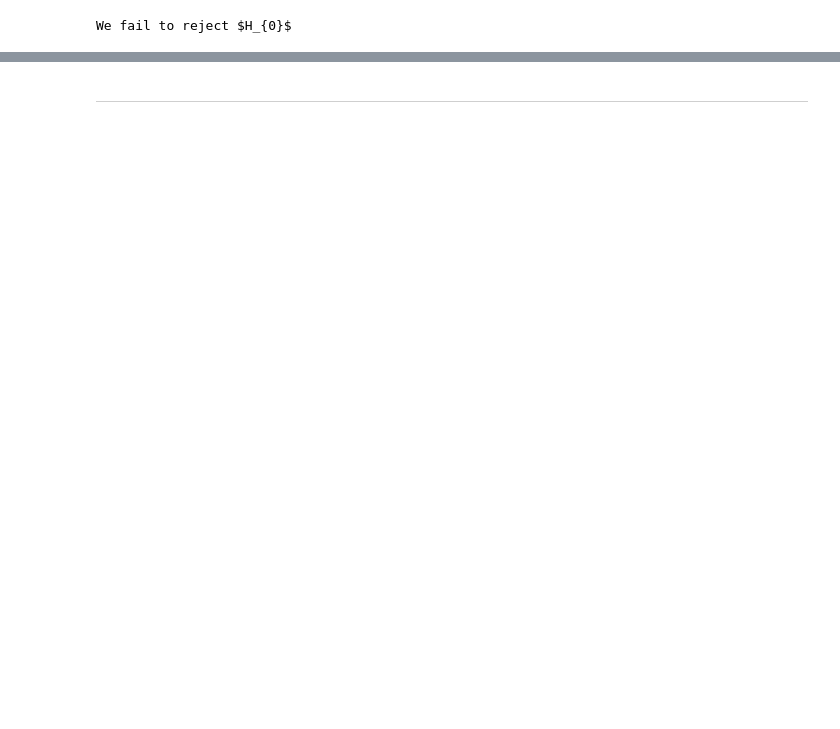
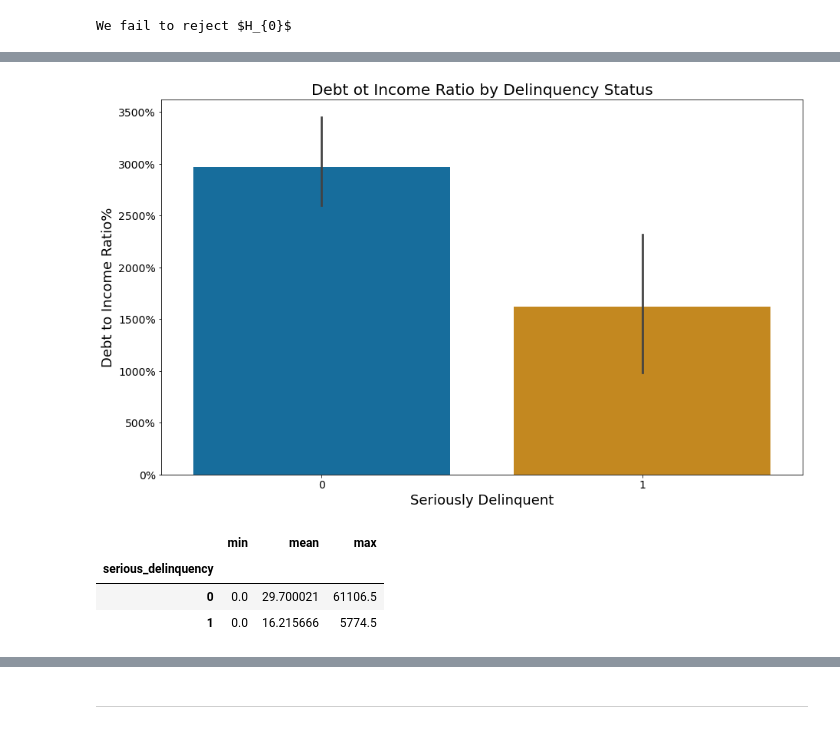
Before and after one commit to rachelrobbinsmayhill/Personal-Project, a Jupyter notebook: final_report.ipynb, the cells around one changed output, grey strips where cells are left out. Drawn from its saved outputs; the diff is of its cells as text; code cells hidden in the pictures; blank space fills up the shorter version.

```diff
--- a/final_report.ipynb
+++ b/final_report.ipynb
@@ -373,0 +420,22 @@ We fail to reject $H_{0}$
+# %%
+# Create visualization with designated size, title, x label, y label, and font size, as well as font-size and labels for x and y ticks.
+plt.figure(figsize=(15,9))
+labels = ['No Serious Delinquency', 'Serious Delinquency']
+ax = sns.barplot(data = train, y = 'debt_to_income_ratio', x = 'serious_delinquency', palette='colorblind')
+plt.title("Debt to Income Ratio by Delinquency Status", fontsize=20)
+plt.xlabel('Seriously Delinquent', fontsize=18)
+plt.xticks(fontsize=14)
+plt.ylabel('Debt to Income Ratio%', fontsize=18)
+ax.yaxis.set_major_formatter(StrMethodFormatter('{x:.000%}'))
+plt.yticks(fontsize=14)
+plt.show()
+# %% [output]
+[figure, added]
+# %%
+# Obtain average debt to income ratio for those who are seriously delinquent and those who are not.
+train.groupby(['serious_delinquency']).debt_to_income_ratio.agg(['min', 'mean', 'max'])
+# %% [output]
+|  | min | mean | max |
+| serious_delinquency |  |  |  |
+| 0 | 0.0 | 29.700021 | 61106.5 |
+| 1 | 0.0 | 16.215666 | 5774.5 |
```
Also changed, not shown: parts of 38 cells of this notebook.
